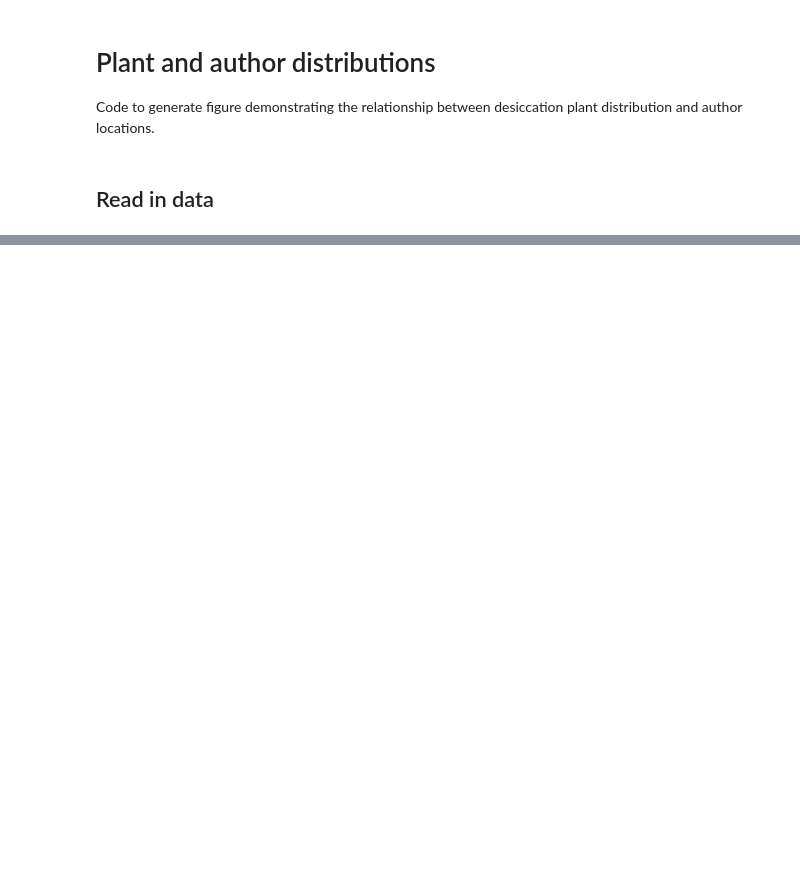
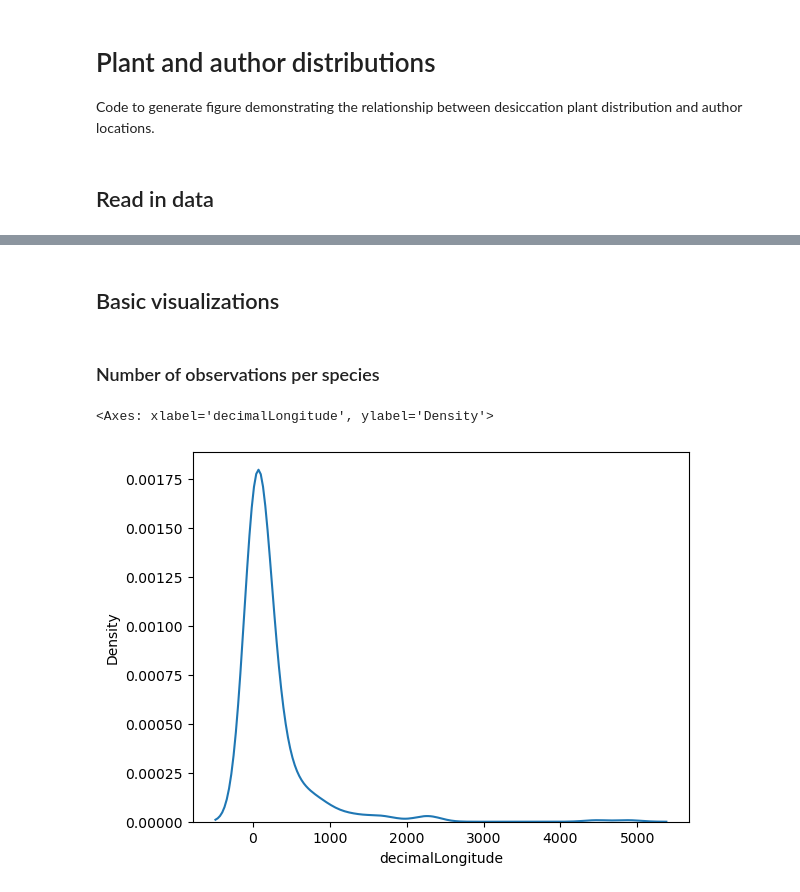
Before and after one commit to serenalotreck/desiccation-network, a Jupyter notebook: notebooks/plant_and_author_distributions.ipynb, the cells around one changed output, grey strips where cells are left out. Drawn from its saved outputs; the diff is of its cells as text; code cells hidden in the pictures; blank space fills up the shorter version.

Commit message:
WIP geography figures

```diff
--- a/notebooks/plant_and_author_distributions.ipynb
+++ b/notebooks/plant_and_author_distributions.ipynb
@@ -28,3 +36,12 @@ spec_names.head()
 | 2 | aax231 | Anemiaceae | Anemia mexicana | Klotzsch | NaN | Kessler & Siorak (2007), Mkhize (... |
 | 3 | aar329 | Anemiaceae | Anemia rotundifolia | Schrad. | NaN | Kessler & Siorak (2007), Derzhavi... |
 | 4 | aat020 | Anemiaceae | Anemia tomentosa | (Savigny) Sw. | NaN | Gaff (1987), Kessler & Siorak (20... |
+# %% [markdown]
+## Basic visualizations
+# %% [markdown]
+### Number of observations per species
+# %%
+sns.kdeplot(spec_occ.groupby('sp_id').count()['decimalLongitude'])
+# %% [output]
+<Axes: xlabel='decimalLongitude', ylabel='Density'>
+[figure, added]
```
Also changed, not shown: parts of 12 cells of this notebook.
